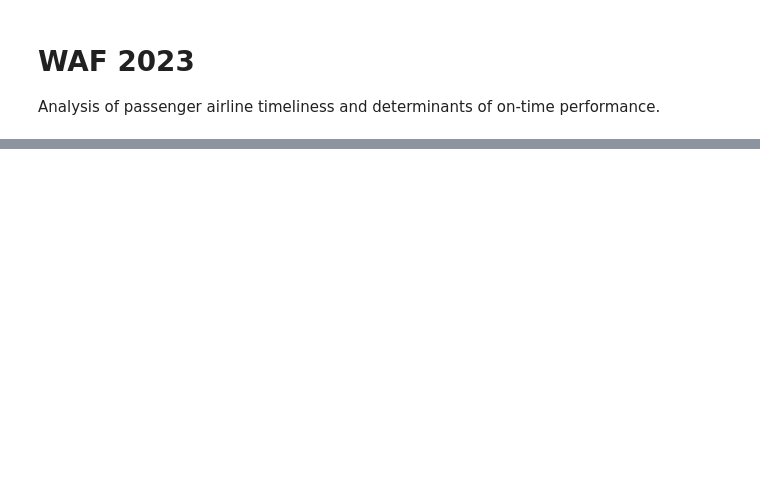
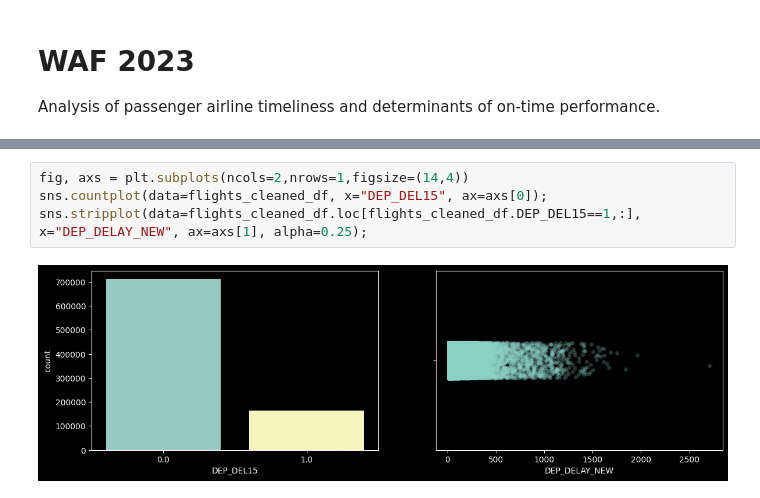
Before and after one commit to peter-ai/waf-2023, a Jupyter notebook: WAF23_FlightsAnalysis.ipynb, the cells around one changed output, grey strips where cells are left out. Drawn from its saved outputs; the diff is of its cells as text; blank space fills up the shorter version.

```diff
--- a/WAF23_FlightsAnalysis.ipynb
+++ b/WAF23_FlightsAnalysis.ipynb
@@ -181 +177,7 @@ memory usage: 240.2+ MB
+# %%
+fig, axs = plt.subplots(ncols=2,nrows=1,figsize=(14,4))
+sns.countplot(data=flights_cleaned_df, x="DEP_DEL15", ax=axs[0]);
+sns.stripplot(data=flights_cleaned_df.loc[flights_cleaned_df.DEP_DEL15==1,:], x="DEP_DELAY_NEW", ax=axs[1], alpha=0.25);
+# %% [output]
+[figure, added]
 # %%
```
Also changed, not shown: parts of 21 cells of this notebook.
